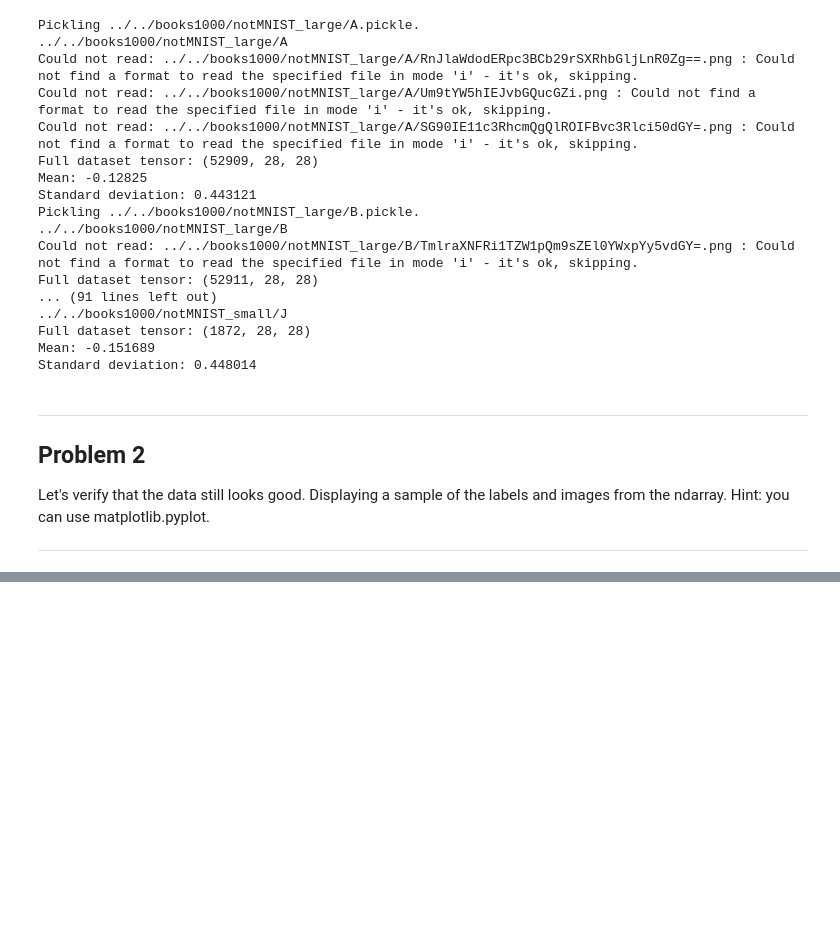
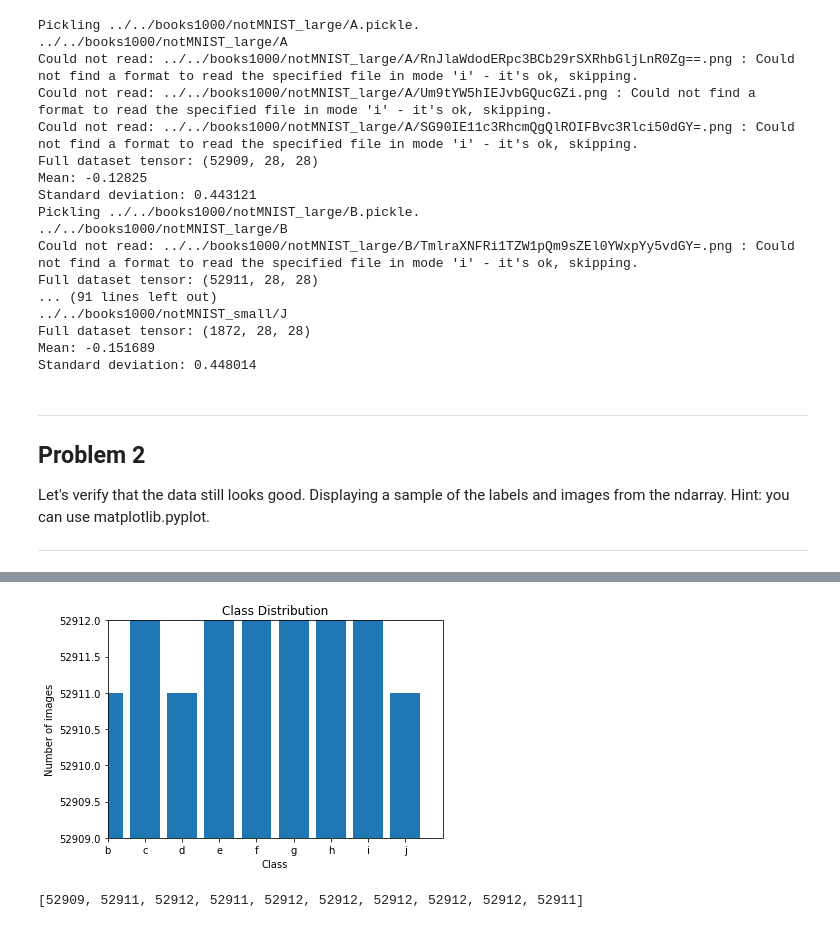
Before and after one commit to prakritibanik/machinelearning, a Jupyter notebook: deeplearning1.ipynb, the cells around one changed output, grey strips where cells are left out. Cells and saved outputs as stored; diff of their text form; code cells hidden in the pictures; blank space fills up the shorter version.

Commit message:
class balance check

```diff
--- a/deeplearning1.ipynb
+++ b/deeplearning1.ipynb
@@ -259,0 +267,30 @@ verify_image_after_pickling(train_datasets, sample_size)
+# %%
+def verify_data_balance(pickle_files):
+    num_classes = len(pickle_files)
+    num_of_images_per_class = []
+
+    for label, pickle_file in enumerate(pickle_files):
+        try:
+            with open(pickle_file, 'rb') as f:
+                letter_set = pickle.load(f)
+                num_of_images_per_class.append(letter_set.shape[0])
+
+        except Exception as e:
+            print('Unable to process data from', pickle_file, ':', e)
+            raise
+
+
+    x = list(range(num_classes))
+    plt.bar(x, height=num_of_images_per_class)
+    plt.xticks(x, ['a','b','c','d','e','f','g','h','i','j'])
+    plt.xlabel('Class')
+    plt.ylabel('Number of images')
+    plt.title('Class Distribution')
+    plt.axis([1, num_classes, min(num_of_images_per_class), max(num_of_images_per_class)])
+    plt.show()
+    print(num_of_images_per_class)
+
+verify_data_balance(train_datasets)
+# %% [output]
+[figure, added]
+[52909, 52911, 52912, 52911, 52912, 52912, 52912, 52912, 52912, 52911]
```
Also changed, not shown: parts of 2 cells of this notebook.
